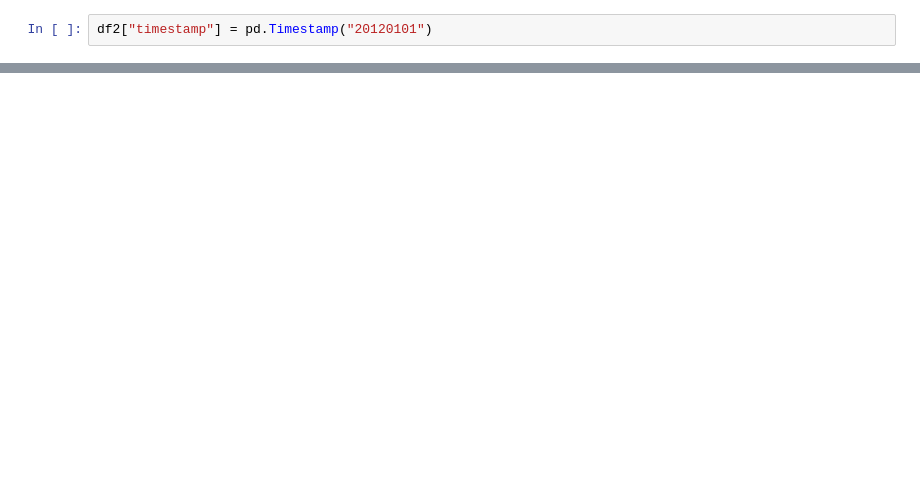
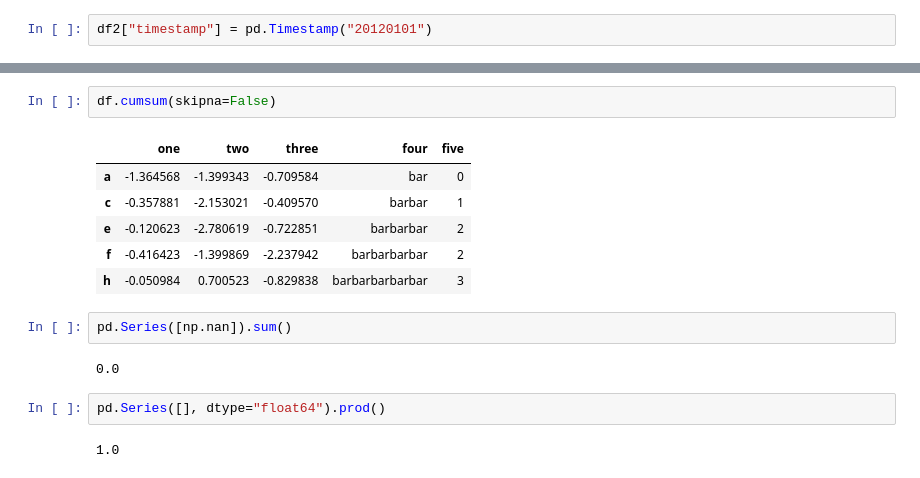
Before and after one commit to ramank123/Pandas, a Jupyter notebook: Working_with_missing_data.ipynb, the cells around one changed output, grey strips where cells are left out. Drawn from its saved outputs; the diff is of its cells as text; blank space fills up the shorter version.

```diff
--- a/Working_with_missing_data.ipynb
+++ b/Working_with_missing_data.ipynb
@@ -139,0 +198,17 @@ df2
+# %%
+df.cumsum(skipna=False)
+# %% [output]
+|  | one | two | three | four | five |
+| a | -1.364568 | -1.399343 | -0.709584 | bar | 0 |
+| c | -0.357881 | -2.153021 | -0.409570 | barbar | 1 |
+| e | -0.120623 | -2.780619 | -0.722851 | barbarbar | 2 |
+| f | -0.416423 | -1.399869 | -2.237942 | barbarbarbar | 2 |
+| h | -0.050984 | 0.700523 | -0.829838 | barbarbarbarbar | 3 |
+# %%
+pd.Series([np.nan]).sum()
+# %% [output]
+0.0
+# %%
+pd.Series([], dtype="float64").prod()
+# %% [output]
+1.0
```
Also changed, not shown: parts of 15 cells of this notebook.
